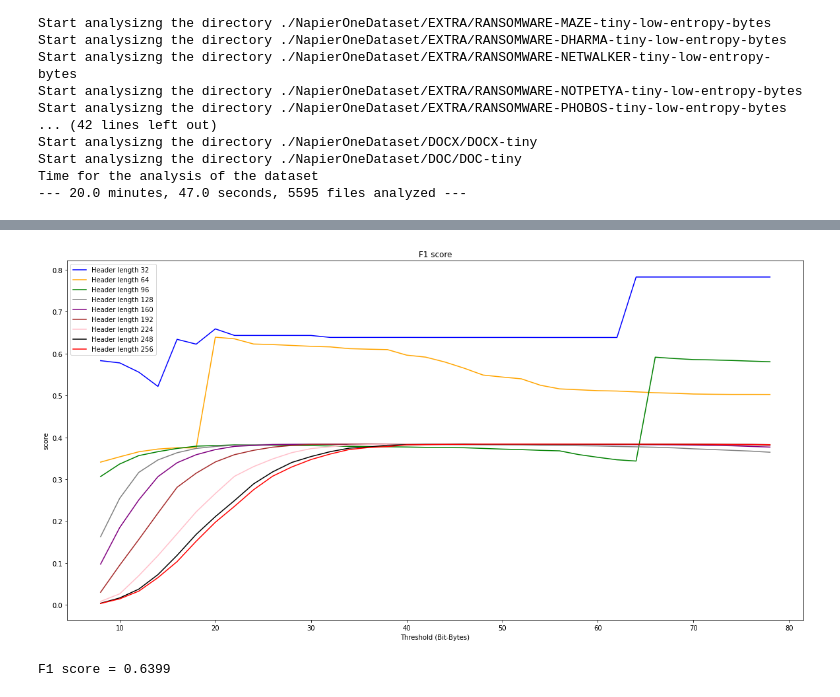
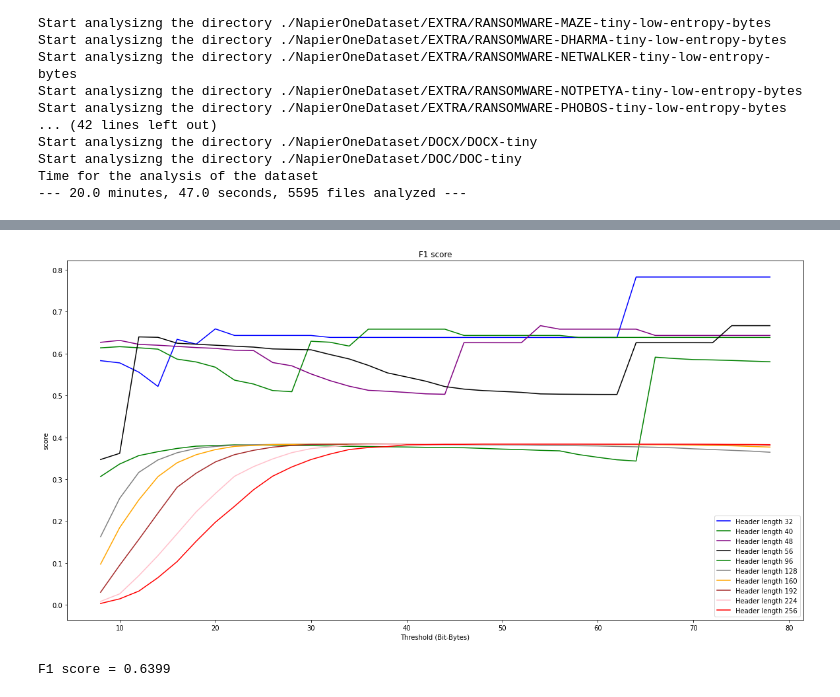
Before and after one commit to gomitolof/DAA-for-Ransomware-detection, a Jupyter notebook: DAA_mix.ipynb, the cells around one changed output, grey strips where cells are left out. Saved outputs shown, nothing was run; the diff lists cells and outputs as text; code cells hidden in the pictures.

```diff
--- a/DAA_mix.ipynb
+++ b/DAA_mix.ipynb
@@ -291,33 +294,34 @@ Recall = 0.4822
 # %%
 # F1 score = 2*(Recall * Precision) / (Recall + Precision)
 
 # Get for each threshold and header length the f1 score
 f1= np.zeros([int(offset/8),len(thresholds)])
 for i in range(int(offset/8)):
     for j in range(len(thresholds)):
         if ((TP_des[j][i]+FN_des[j][i])>0) and ((TP_des[j][i]+FP_des[j][i])>0) :
             precision= TP_des[j][i]/(TP_des[j][i]+FP_des[j][i])
             recall= TP_des[j][i]/(TP_des[j][i]+FN_des[j][i])
             f1[i][j] = 2*(recall*precision)/(recall+precision)
 
 # Plot of the f1 score obtained using different threshold and different header lengths
 plt.figure(figsize=(20,10))
 plt.title("F1 score")
 plt.xlabel("Threshold (Bit-Bytes)")
 plt.ylabel("score")
 plt.plot(thresholds, f1[3], color="blue", label="Header length 32")
-plt.plot(thresholds, f1[7], color="orange", label="Header length 64")
+plt.plot(thresholds, f1[4], color="green", label="Header length 40")
+plt.plot(thresholds, f1[5], color="purple", label="Header length 48")
+plt.plot(thresholds, f1[6], color="black", label="Header length 56")
 plt.plot(thresholds, f1[11], color="green", label="Header length 96")
 plt.plot(thresholds, f1[15], color="grey", label="Header length 128")
-plt.plot(thresholds, f1[19], color="purple", label="Header length 160")
+plt.plot(thresholds, f1[19], color="orange", label="Header length 160")
 plt.plot(thresholds, f1[23], color="brown", label="Header length 192")
 plt.plot(thresholds, f1[27], color="pink", label="Header length 224")
-plt.plot(thresholds, f1[30], color="black", label="Header length 248")
 plt.plot(thresholds, f1[31], color="red", label="Header length 256")
 plt.legend()
 plt.show()
 
 print("F1 score = %3.4f"  % (f1[ind[1]][ind[0]]))
 # %% [output]
-[figure, old version]
+[figure, new version]
 F1 score = 0.6399
```
Also changed, not shown: parts of 3 cells of this notebook, 59 other files.
